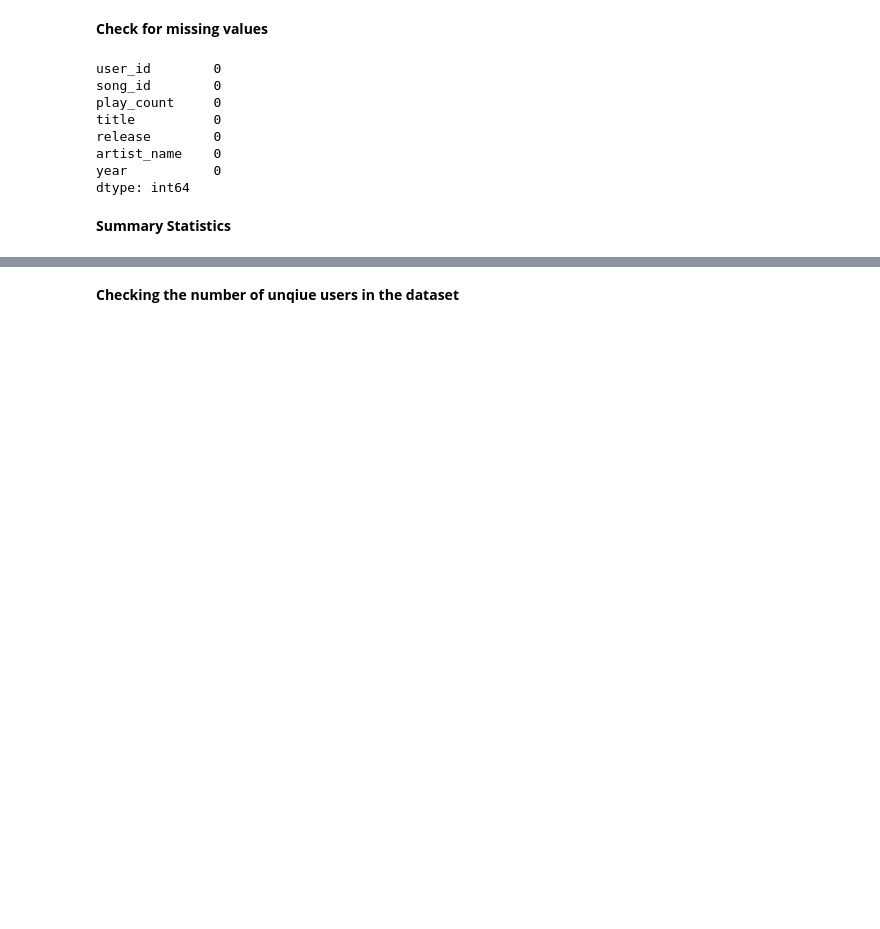
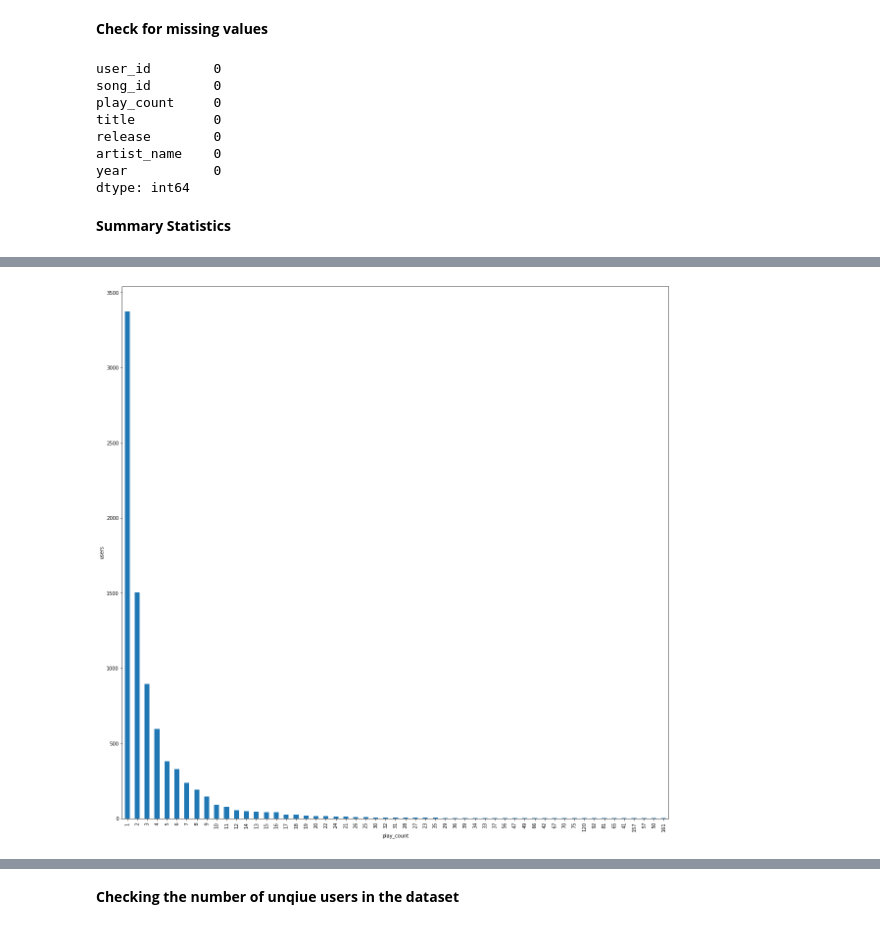
Before and after one commit to mariyaeggs/MIT_AI, a Jupyter notebook: Reference_Notebook_Milestone_1_Recommendation_Systems_Pipenv.ipynb, the cells around one changed output, grey strips where cells are left out. Cells and saved outputs as stored; diff of their text form; code cells hidden in the pictures; blank space fills up the shorter version.

```diff
--- a/Reference_Notebook_Milestone_1_Recommendation_Systems_Pipenv.ipynb
+++ b/Reference_Notebook_Milestone_1_Recommendation_Systems_Pipenv.ipynb
@@ -370,4 +381,15 @@ max      2213.000000
 Name: play_count, dtype: float64
+# %%
+# create the bar plot and provide observations
+# given a most liked or most disliked product
+
+plt.figure(figsize = (20,20))
+df_final[df_final['song_id'] == 241964]['play_count'].value_counts().plot(kind='bar')
+plt.xlabel('play_count')
+plt.ylabel('users')
+plt.show()
+# %% [output]
+[figure, added]
 # %%
 # line graph displaying play_count given each year by mean
 mean_df = df_final.groupby(['year']).mean()
```
Also changed, not shown: parts of 22 cells of this notebook.
